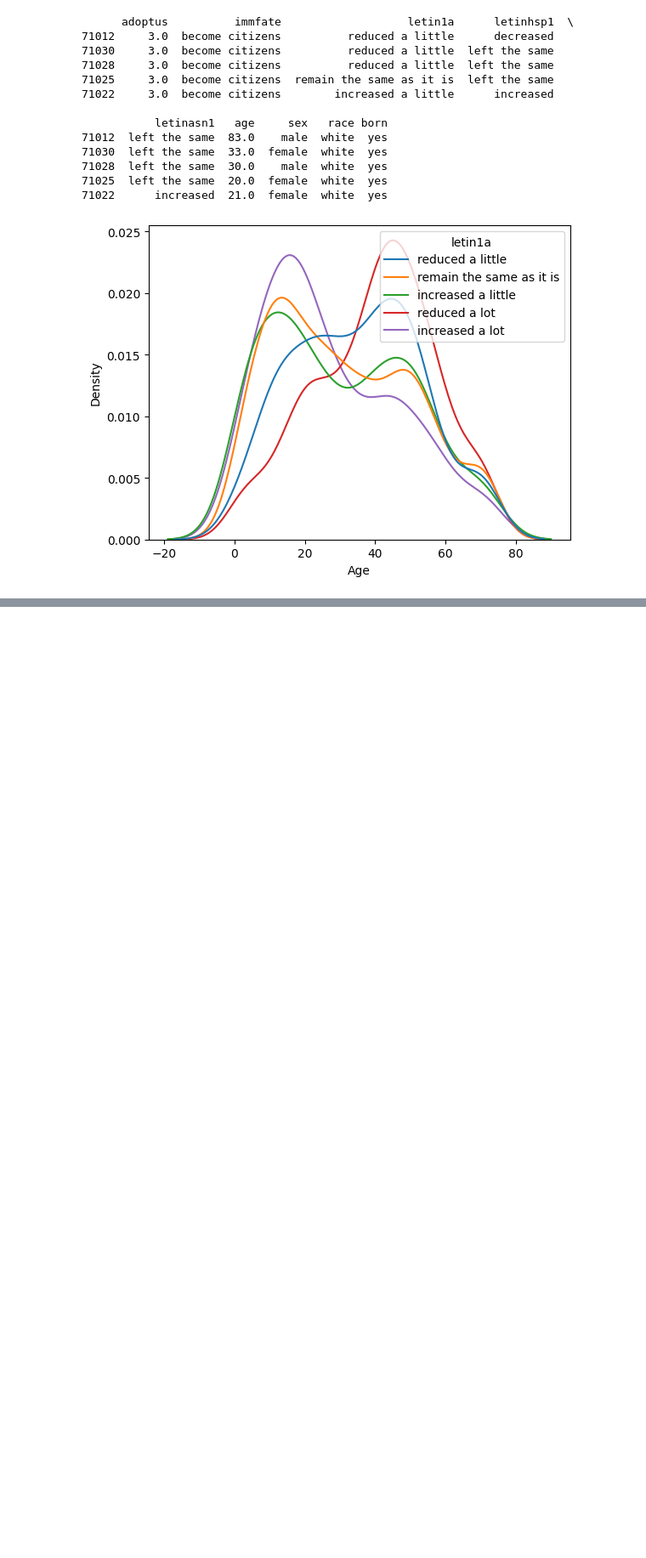
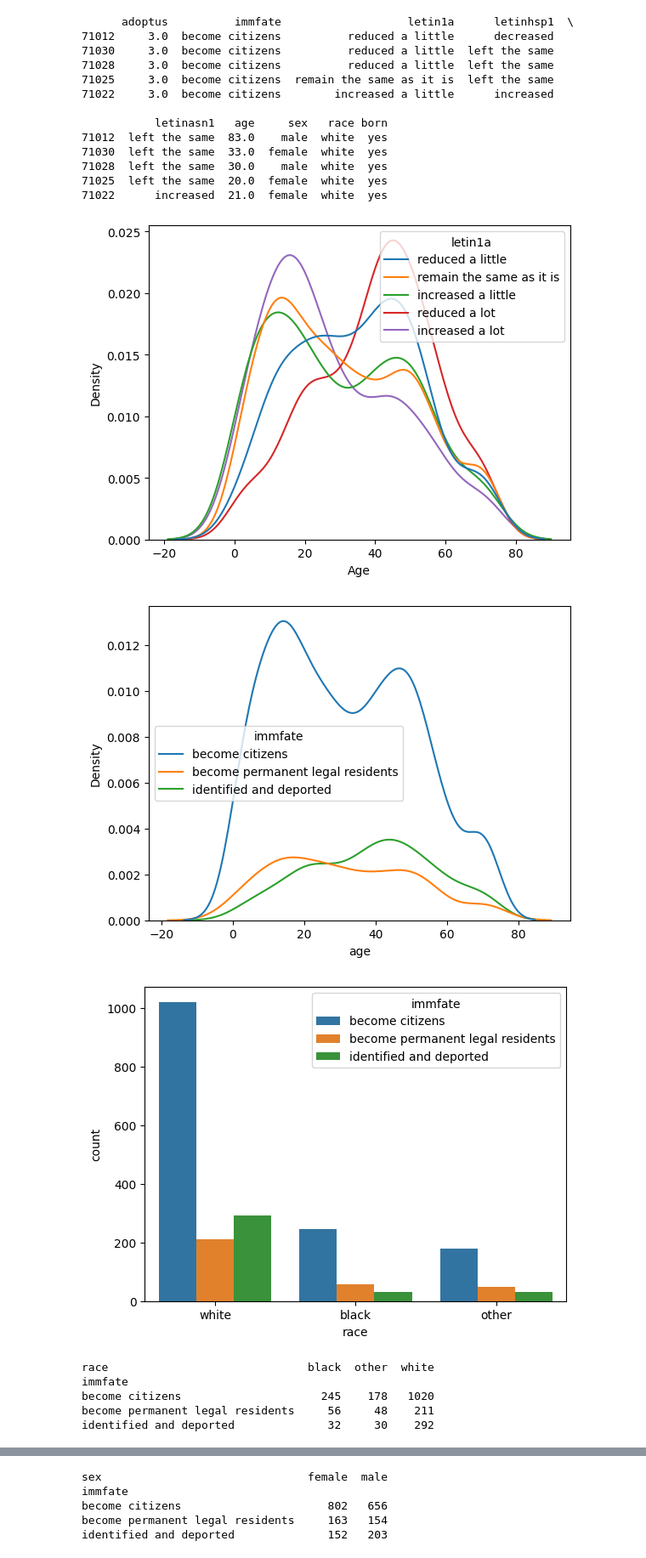
Before and after one commit to jennyschilling/project_gss_group11, a Jupyter notebook: cleaning_data.ipynb, the cells around one changed output, grey strips where cells are left out. Shown at 85% size. Cells and saved outputs as stored; diff of their text form; code cells hidden in the pictures; blank space fills up the shorter version.

```diff
--- a/cleaning_data.ipynb
+++ b/cleaning_data.ipynb
@@ -58,3 +52,51 @@ plt.show()
 71025  left the same  20.0  female  white  yes
 71022      increased  21.0  female  white  yes
 [figure]
+# %%
+### immfate
+
+# vars already cleaned
+# immfate by age
+sns.kdeplot(data=df, x='age', hue='immfate')
+plt.show()
+
+# immfate by race
+sns.countplot(data=df, x='race', hue='immfate')
+plt.show()
+# output may be influenced by amount of each race in each sample
+print(pd.crosstab(df['immfate'],df['race']),'\n')
+## white
+# 67.0% said become citizens
+# 13.9% said become permanent legal residents
+# 19.2% said identified and deported
+## black
+# 73.6% said become citizens
+# 16.8% said become permanent legal residents
+# 9.6% said identified and deported
+## other
+# 69.5% said become citizens
+# 18.8% said become permanent legal residents
+# 11.7% said identified and deported
+## ^^ could maybe do a plot with this info
+
+# immfate by sex
+sns.countplot(data=df, x='sex', hue='immfate')
+plt.show()
+print(pd.crosstab(df['immfate'],df['sex']),'\n')
+## male
+# 64.8% said become citizens
+# 15.2% said become permanent legal residents
+# 20.0% said identified and deported
+## female
+# 71.8% said become citizens
+# 14.6% said become permanent legal residents
+# 13.6% said identified and deported
+## ^^ could maybe do a plot with this info
+# %% [output]
+[figure, added]
+[figure, added]
+race                              black  other  white
+immfate
+become citizens                     245    178   1020
+become permanent legal residents     56     48    211
+identified and deported              32     30    292
@@ -60,0 +104,5 @@ plt.show()
+sex                               female  male
+immfate
+become citizens                      802   656
+become permanent legal residents     163   154
+identified and deported              152   203
```
Also changed, not shown: parts of 3 cells of this notebook.
